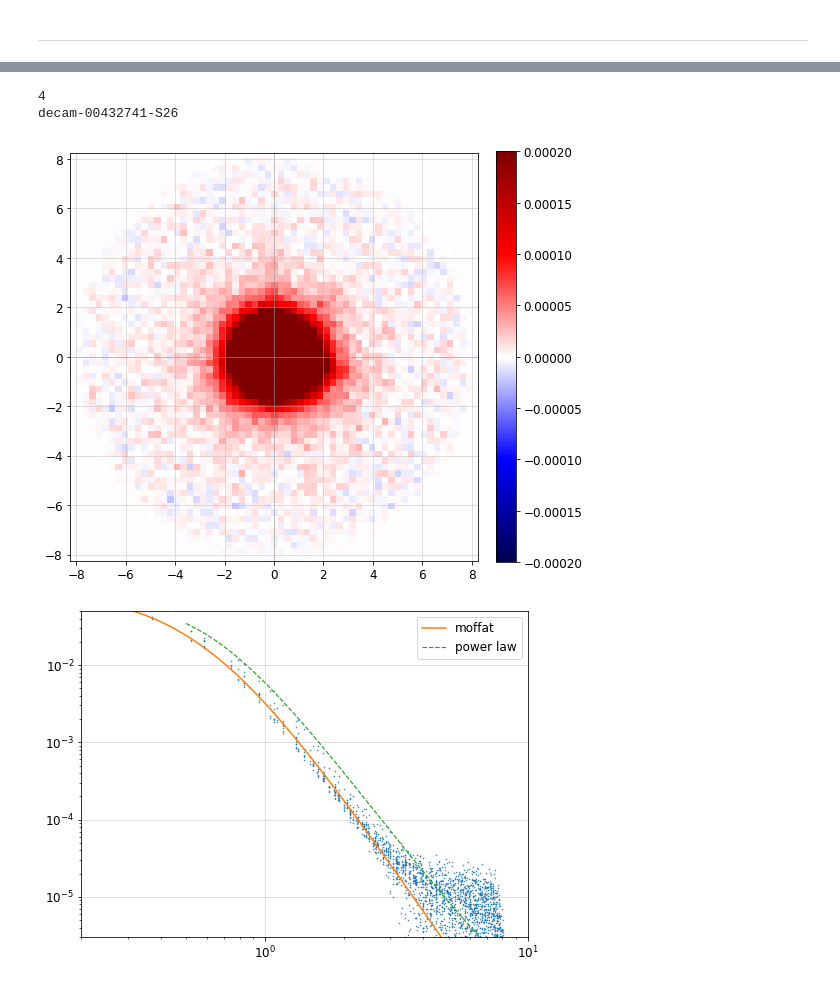
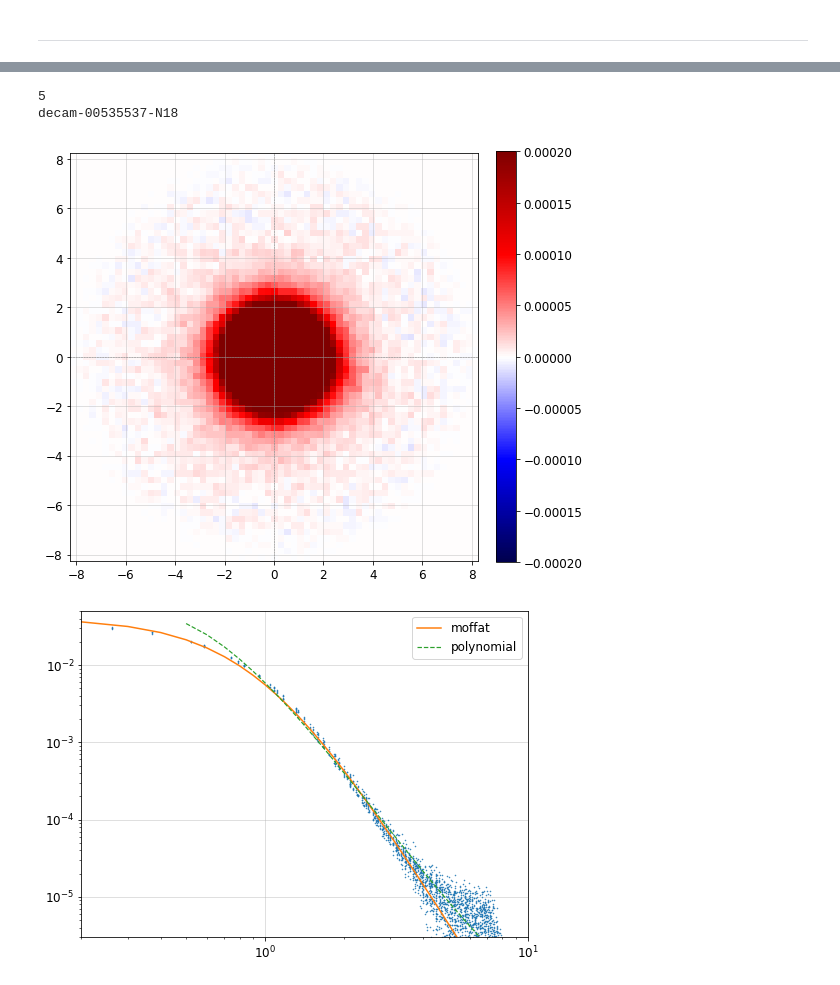
Before and after one commit to rongpu/desi-misc, a Jupyter notebook: bright_star_profiles/individual_ccds/individual_ccd_outcuts-bright_star.ipynb, the cells around one changed output, grey strips where cells are left out. Drawn from its saved outputs; the diff is of its cells as text; code cells hidden in the pictures.

```diff
--- a/bright_star_profiles/individual_ccds/individual_ccd_outcuts-bright_star.ipynb
+++ b/bright_star_profiles/individual_ccds/individual_ccd_outcuts-bright_star.ipynb
@@ -218,7 +224,7 @@ __Check that the fit works__
 # %%
 which_star = 0
 
-mask = (gaia['phot_g_mean_mag']>8) & (gaia['phot_g_mean_mag']<9)
+mask = (gaia['phot_g_mean_mag']>6) & (gaia['phot_g_mean_mag']<7)
 print(np.sum(mask))
 gaia_index = np.where(mask)[0][which_star]
 ra, dec = gaia['ra'][gaia_index], gaia['dec'][gaia_index]
@@ -267,9 +273,12 @@ expnum_str = str(ccd1['expnum'][ccd1_index])
 fn_prefix = ccd1['camera'][ccd1_index]+'-'+(5-len(expnum_str[:3]))*'0'+expnum_str+'-'+str.rstrip(ccd1['ccdname'][ccd1_index])
 print(fn_prefix)
 # %% [output]
-4
-decam-00432741-S26
+5
+decam-00535537-N18
 # %%
+radius_min = pixscale/2
+radius_max = 5.0
+
 ########## PSFEx ###########
 fn = os.path.join(img_dir, fn_prefix+'-psfex.fits')
 hdu = fits.open(fn)
@@ -285,43 +294,40 @@ xx, yy = np.meshgrid(grid, grid)
 radius_grid = np.sqrt(xx**2 + yy**2)
 radius = radius_grid.flatten()
 
 ################# Moffat fit ##############
-mask = radius<5.5
-radius_fit = radius[mask]
-psf_fit = (psf0).flatten()[mask]
 
-radius_arr = np.arange(0, 4.5, 0.2)
+radius_arr = np.arange(radius_min, radius_max, pixscale)
 flux_frac = np.zeros(len(radius_arr))
+psf0_flat = psf0.flatten()
 for index in range(len(radius_arr)):
-    flux_frac[index] = np.sum(psf_fit[radius_fit<radius_arr[index]])/np.sum(psf_fit)
+    flux_frac[index] = np.sum(psf0_flat[radius<radius_arr[index]])/np.sum(psf0)
 
 with warnings.catch_warnings():
     warnings.simplefilter("ignore")
     popt, pcov = curve_fit(get_frac_moffat, radius_arr, flux_frac)
     # print(popt)
 
 alpha, beta = popt
 flux_frac_fit = get_frac_moffat(radius_arr, alpha, beta)
 psf_moffat_fit = pixscale**2 * get_sb_moffat(radius_arr, alpha, beta)
 
-radius_plot = np.linspace(0, 100, 2000)
+radius_plot = np.linspace(0, 100, 1000)
 psf_moffat_plot = pixscale**2 * get_sb_moffat(radius_plot, alpha, beta)
-
 with warnings.catch_warnings():
     warnings.simplefilter("ignore")
     plt.figure(figsize=(8, 6))
     plt.loglog(radius, (psf0).flatten(), '.', ms=1.)
     plt.loglog(radius_plot, psf_moffat_plot, '-', label='moffat')
     mask = radius_plot>0.5
-    plt.loglog(radius_plot[mask], 10**(profile_fit(np.log10(radius_plot)))[mask], '--', lw=1.2, label='power law')
+    plt.loglog(radius_plot[mask], 10**(profile_fit(np.log10(radius_plot)))[mask], '--', lw=1.2, label='polynomial')
     plt.axis([0.2, 10, 3e-6, 0.05])
     plt.grid(alpha=0.5)
     # plt.title('{}-{}  alpha={:.3f}  beta={:.3f}'.format(expnum, ccdname, alpha, beta))
     plt.legend()
     plt.show()
 # %% [output]
-[figure, old version]
+[figure, new version]
-[figure, old version]
+[figure, new version]
 # %%
 ########## image ###########
 fn = os.path.join(img_dir, fn_prefix+'-image.fits')
```
Also changed, not shown: parts of 7 cells of this notebook, 2 other files.
